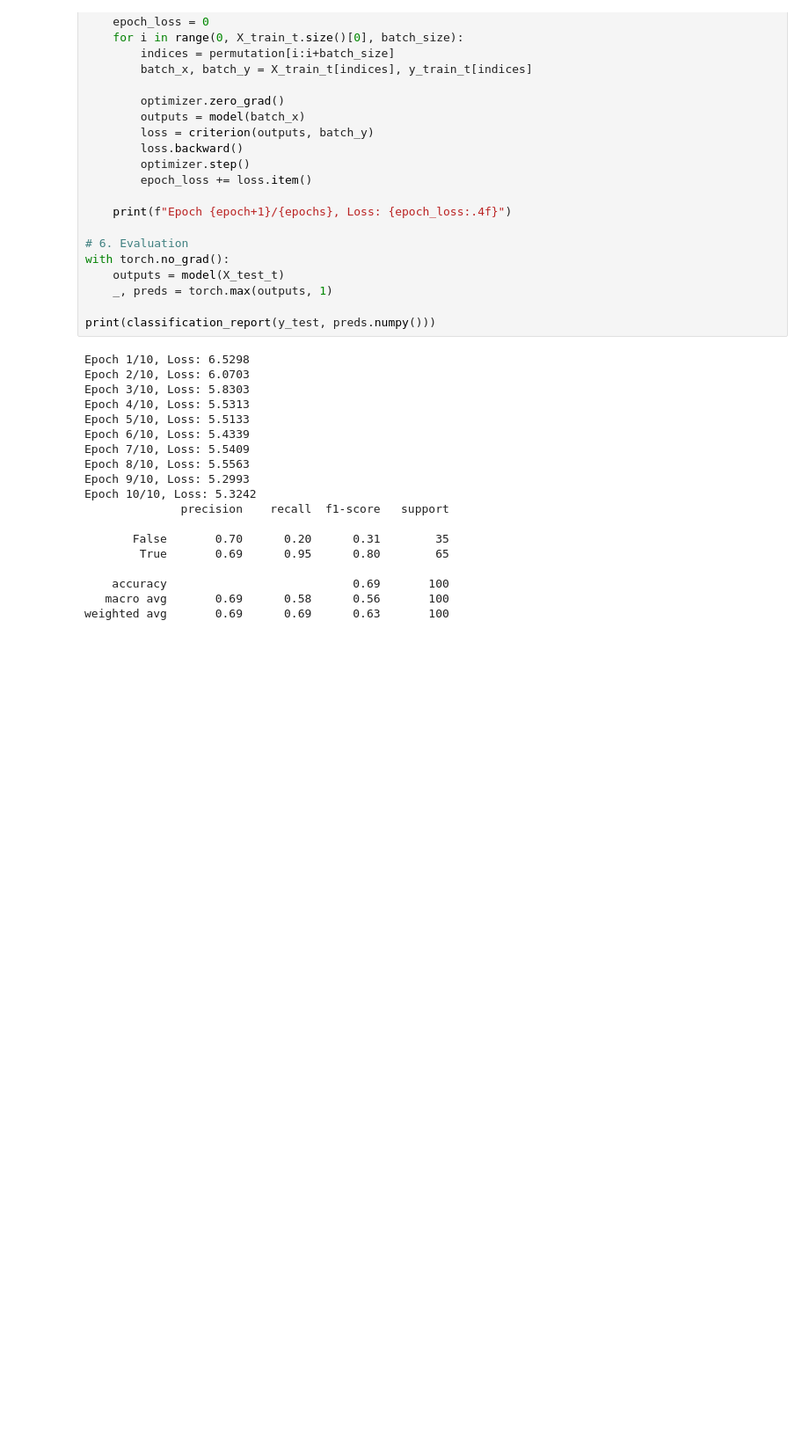
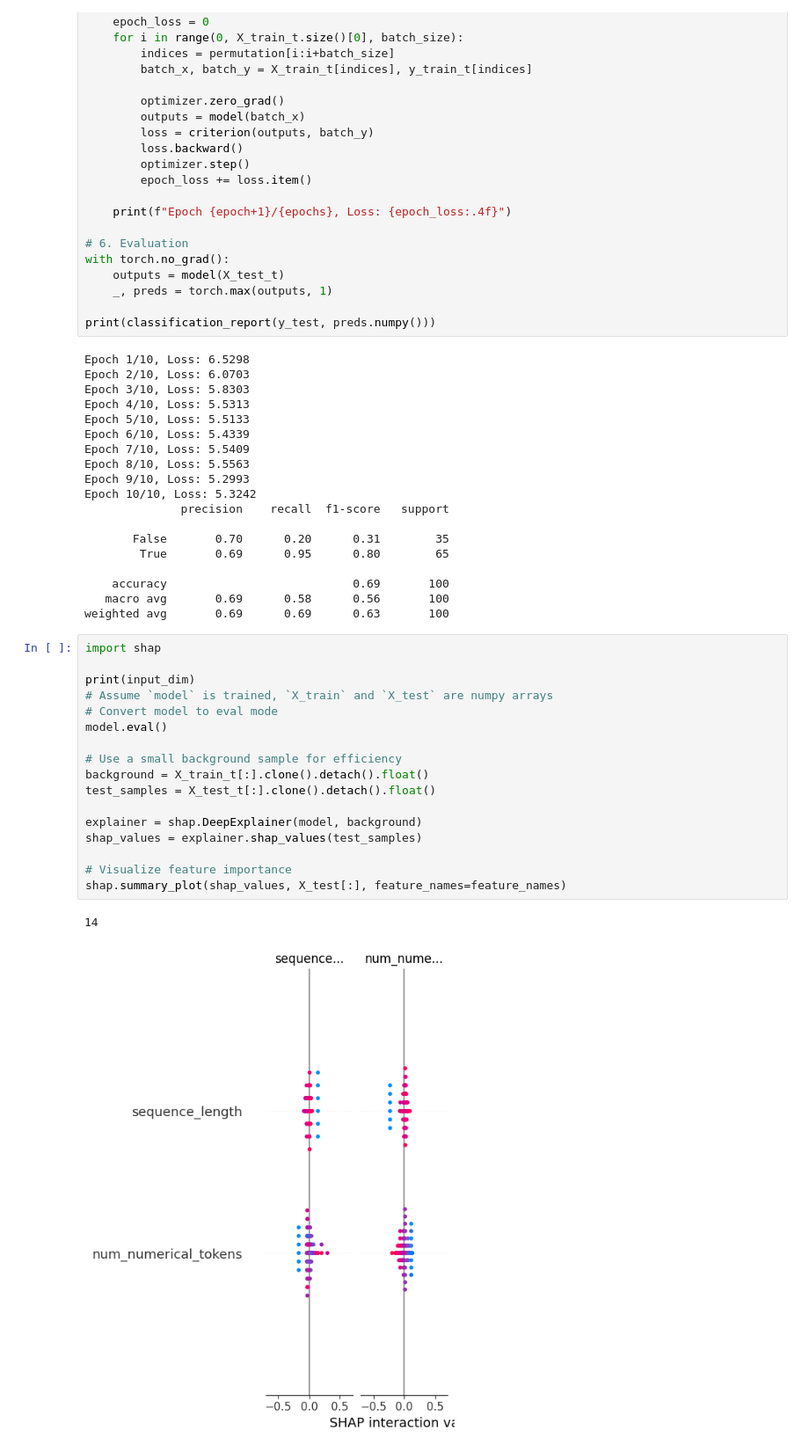
Before and after one commit to lmensch/Responsible-AI-Project, a Jupyter notebook: Train_Classifier.ipynb, the cells around one changed output. Shown: that part at 88% size. Saved outputs shown, nothing was run; the diff lists cells and outputs as text; blank space fills up the shorter version.

Commit message:
Add plots and update classifier

```diff
--- a/Train_Classifier.ipynb
+++ b/Train_Classifier.ipynb
@@ -204,3 +204,23 @@ Epoch 10/10, Loss: 5.3242
     accuracy                           0.69       100
    macro avg       0.69      0.58      0.56       100
 weighted avg       0.69      0.69      0.63       100
+# %%
+import shap
+
+print(input_dim)
+# Assume `model` is trained, `X_train` and `X_test` are numpy arrays
+# Convert model to eval mode
+model.eval()
+
+# Use a small background sample for efficiency
+background = X_train_t[:].clone().detach().float()
+test_samples = X_test_t[:].clone().detach().float()
+
+explainer = shap.DeepExplainer(model, background)
+shap_values = explainer.shap_values(test_samples)
+
+# Visualize feature importance
+shap.summary_plot(shap_values, X_test[:], feature_names=feature_names)
+# %% [output]
+14
+[figure, added]
```
Also changed, not shown: parts of 2 cells of this notebook, 3 other files.
